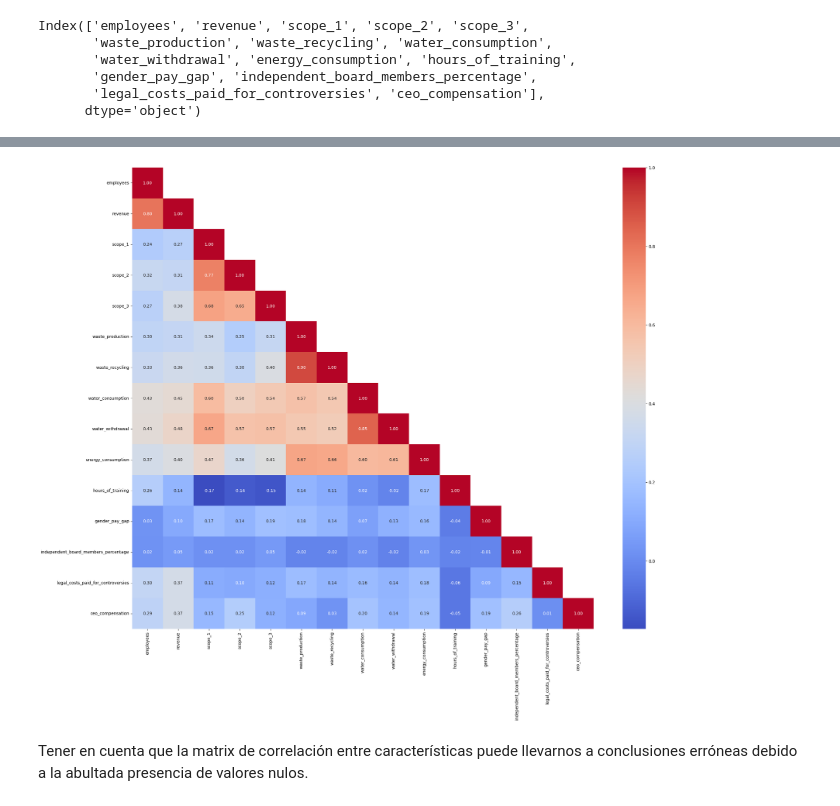
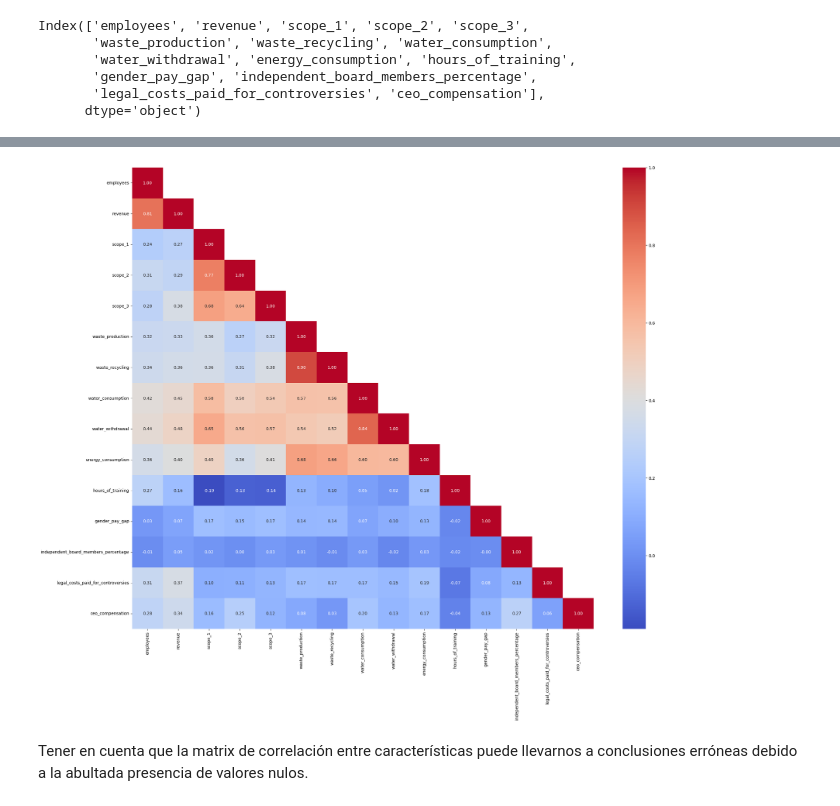
Before and after one commit to contepablod/ML_Bourbaki, a Jupyter notebook: Semana1/ESG_indicators_missing_value_estimation.ipynb, the cells around one changed output, grey strips where cells are left out. Saved outputs shown, nothing was run; the diff lists cells and outputs as text; code cells hidden in the pictures.

```diff
--- a/Semana1/ESG_indicators_missing_value_estimation.ipynb
+++ b/Semana1/ESG_indicators_missing_value_estimation.ipynb
@@ -332,7 +332,7 @@ La diferencia de valores NaN entre el archivo x_train y y_train es: 10511
 # %% [markdown]
 ### Estadística Descriptiva
 # %%
-columns = df_x_train.columns[7:]  # Columnas continuas (float64) de interés
+columns = df_y_train.columns[7:]  # Columnas continuas (float64) de interés
 # %%
 columns
 # %% [output]
@@ -364,7 +364,7 @@ plt.show()
 # %%
-correlation(df_x_train[columns])
+correlation(df_y_train[columns])
 # %% [output]
-[figure, old version]
+[figure, new version]
 # %% [markdown]
 Tener en cuenta que la matrix de correlación entre características puede llevarnos a conclusiones erróneas debido a la abultada presencia de valores nulos.
 # %% [markdown]
```
Also changed, not shown: parts of 68 cells of this notebook, 3 other files.
